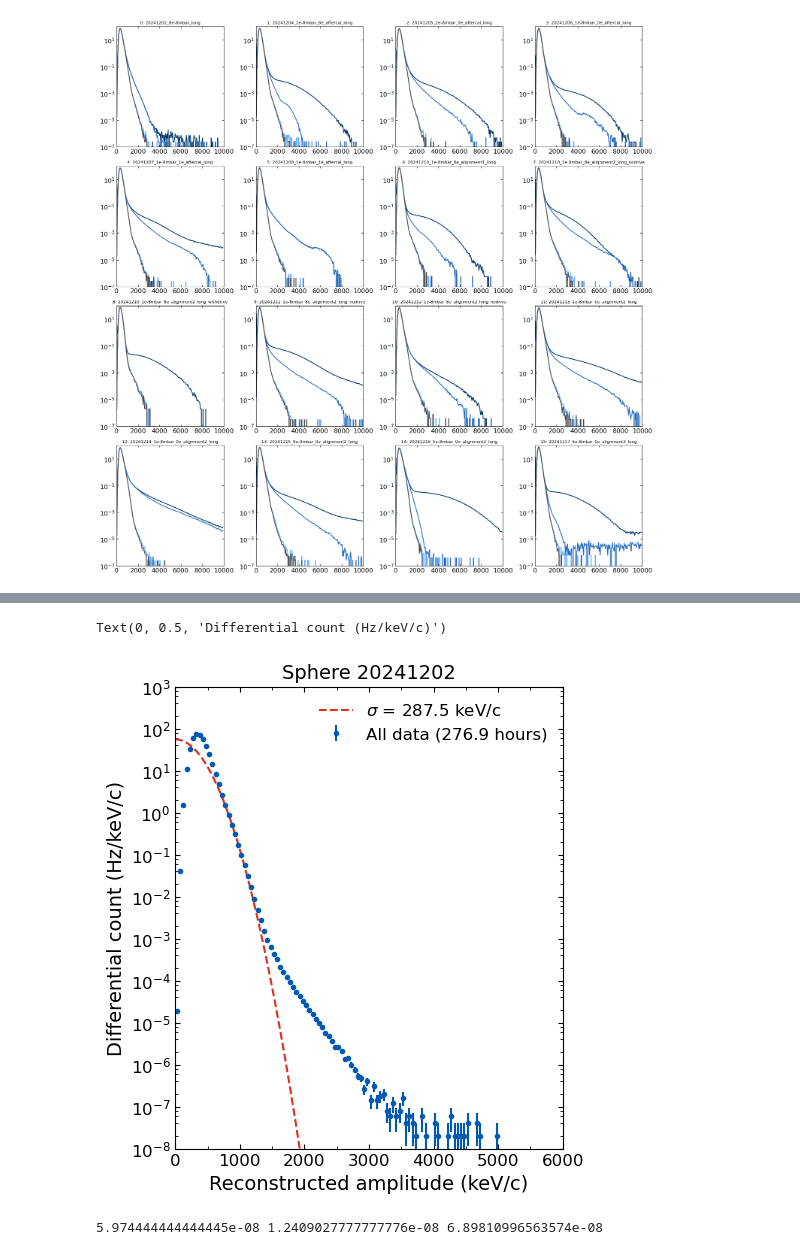
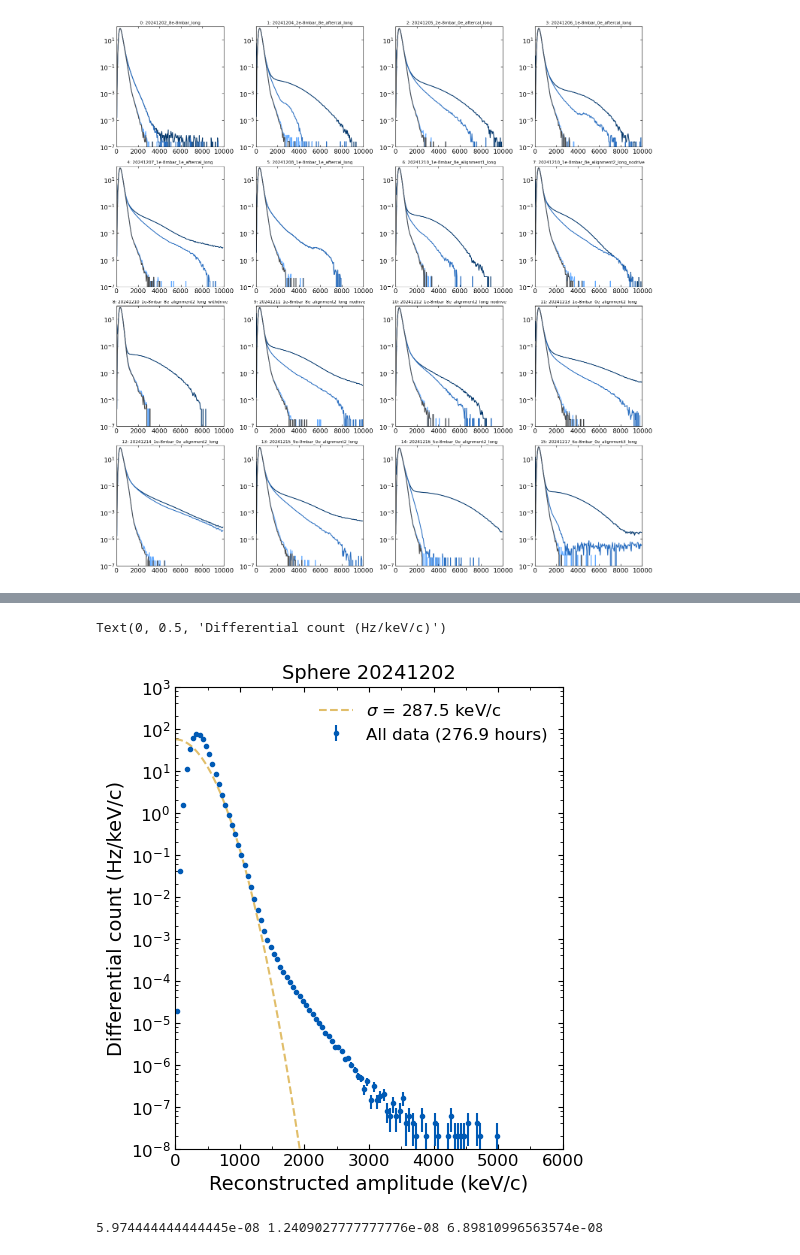
Before and after one commit to yuhants/dm_nanospheres, a Jupyter notebook: analysis_notebooks/sphere_20241202_recon.ipynb, the cells around one changed output, grey strips where cells are left out. Drawn from its saved outputs; the diff is of its cells as text; code cells hidden in the pictures.

```diff
--- a/analysis_notebooks/sphere_20231202_recon.ipynb
+++ b/analysis_notebooks/sphere_20241202_recon.ipynb
@@ -55,6 +55,7 @@ def calc_average_pressure(dataset, data_prefix, nfile):
         pp[i] = p
     return np.mean(pp)
 # %%
+sphere = 'sphere_20241202'
 datasets = ['20241202_8e-8mbar_long',
            '20241204_2e-8mbar_8e_aftercal_long',
            '20241205_2e-8mbar_0e_aftercal_long',
@@ -96,7 +97,7 @@ n_files = [1440, 1440, 1440, 1440, 1440, 821, 640, 1440, 181, 1418, 917, 1169, 1
 bc, scaling = None, None
 hhs, rates, n_windows = [], [], []
 for i, dataset in enumerate(datasets):
-    data_dir = f'/Users/yuhan/work/nanospheres/data/dm_data_processed/{dataset}'
+    data_dir = f'/Users/yuhan/work/nanospheres/data/dm_data_processed/{sphere}/{dataset}'
 
     _bc, _hhs, _rates, _n, _scaling = utils.get_summed_rates(data_dir, dataset)
     hhs.append(_hhs)
@@ -158,32 +159,32 @@ ax.errorbar(bc, hh_sum[3] / (n_window_sum[3] * scaling), yerr=np.sqrt(hh_sum[3])
 gaus_amp = 2 * 1 / (2e-6 * 25)  # (1 s)/(time per search)
 sigma = 282
 
 fit_lb, fit_ub = 750, 1500
 idx_fit = np.logical_and(bc > fit_lb, bc < fit_ub)
 popt, pcov = curve_fit(lambda x, b: utils.gauss(x, gaus_amp/(sigma * np.sqrt(2*np.pi)), 0, b),
                        bc[idx_fit], (hh_sum[3]/(n_window_sum[3] * scaling))[idx_fit], p0=[280])
 
 xx = np.linspace(0, 3000, 500)
 # ax.plot(xx, utils.gauss(xx, gaus_amp/(sigma * np.sqrt(2*np.pi)), 0, sigma), '--', color='#DC3220', label=f'$\sigma$ = {sigma} keV/c')
-ax.plot(xx, utils.gauss(xx, gaus_amp/(popt[0] * np.sqrt(2*np.pi)), 0, popt[0]), '--', color='#DC3220', label=f'$\sigma$ = {popt[0]:.1f} keV/c')
+ax.plot(xx, utils.gauss(xx, gaus_amp/(popt[0] * np.sqrt(2*np.pi)), 0, popt[0]), '--', color='#E1BE6A', label=f'$\sigma$ = {popt[0]:.1f} keV/c')
 
 ax.legend(frameon=False, fontsize=12)
 
 ax.set_yscale('log')
 # ax.set_xscale('log')
 
 ax.set_xlim(0, 6000)
 ax.set_ylim(1e-8, 1000)
 
 ax.set_yticks(np.logspace(-8, 3, 12))
 locmin = LogLocator(base=10.0, subs=(0.2, 0.4, 0.6, 0.8), numticks=15)
 ax.xaxis.set_minor_locator(MultipleLocator(500))
 ax.yaxis.set_minor_locator(locmin)
 ax.yaxis.set_minor_formatter(NullFormatter())
 
 ax.set_title('Sphere 20241202')
 ax.set_xlabel('Reconstructed amplitude (keV/c)')
 ax.set_ylabel('Differential count (Hz/keV/c)')
 # %% [output]
 Text(0, 0.5, 'Differential count (Hz/keV/c)')
-[figure, old version]
+[figure, new version]
```
Also changed, not shown: parts of 4 cells of this notebook, 21 other files.
